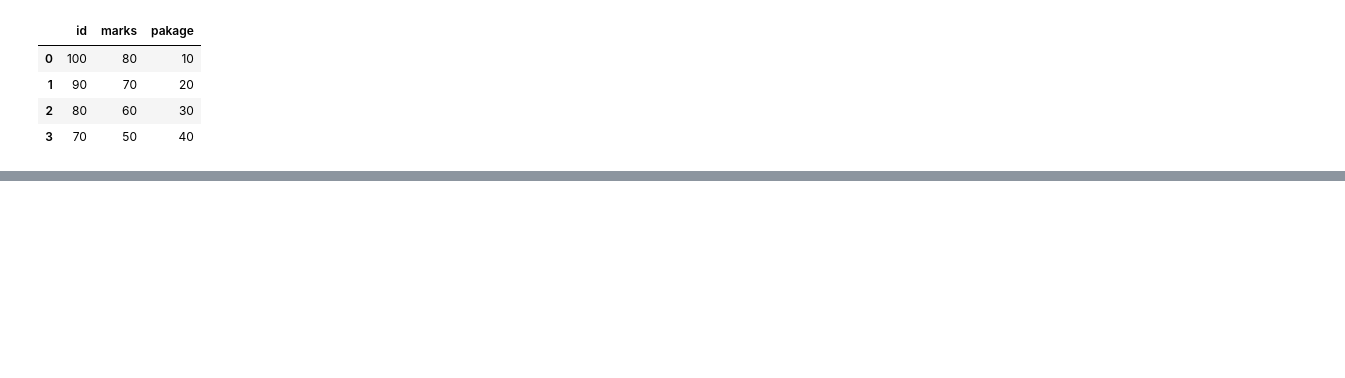
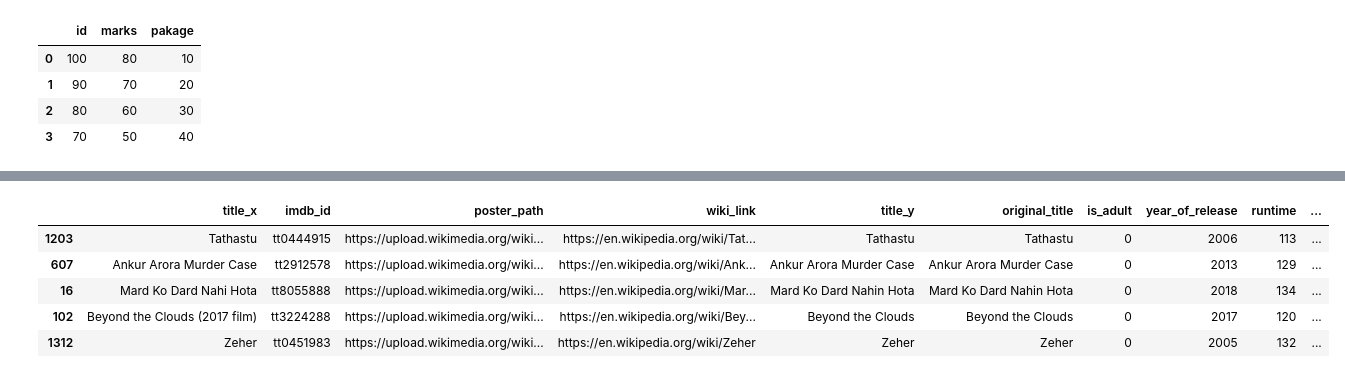
Before and after one commit to Rohansinghjadoan/Pandas, a Jupyter notebook: dataframe/1.dataframe.ipynb, the cells around one changed output, grey strips where cells are left out. Cells and saved outputs as stored; diff of their text form; code cells hidden in the pictures; blank space fills up the shorter version.

```diff
--- a/dataframe/1.dataframe.ipynb
+++ b/dataframe/1.dataframe.ipynb
@@ -32,0 +145,10 @@ pd.DataFrame(student_dict)
+# %%
+# smaple
+movies.sample(5)  # random 5 rows
+# %% [output]
+|  | title_x | imdb_id | poster_path | wiki_link | title_y | original_title | is_adult | year_of_release | runtime | ... |
+| 1203 | Tathastu | tt0444915 | https://upload.wikimedia.org/wiki... | https://en.wikipedia.org/wiki/Tat... | Tathastu | Tathastu | 0 | 2006 | 113 | ... |
+| 607 | Ankur Arora Murder Case | tt2912578 | https://upload.wikimedia.org/wiki... | https://en.wikipedia.org/wiki/Ank... | Ankur Arora Murder Case | Ankur Arora Murder Case | 0 | 2013 | 129 | ... |
+| 16 | Mard Ko Dard Nahi Hota | tt8055888 | https://upload.wikimedia.org/wiki... | https://en.wikipedia.org/wiki/Mar... | Mard Ko Dard Nahin Hota | Mard Ko Dard Nahin Hota | 0 | 2018 | 134 | ... |
+| 102 | Beyond the Clouds (2017 film) | tt3224288 | https://upload.wikimedia.org/wiki... | https://en.wikipedia.org/wiki/Bey... | Beyond the Clouds | Beyond the Clouds | 0 | 2017 | 120 | ... |
+| 1312 | Zeher | tt0451983 | https://upload.wikimedia.org/wiki... | https://en.wikipedia.org/wiki/Zeher | Zeher | Zeher | 0 | 2005 | 132 | ... |
```
Also changed, not shown: parts of 15 cells of this notebook.
